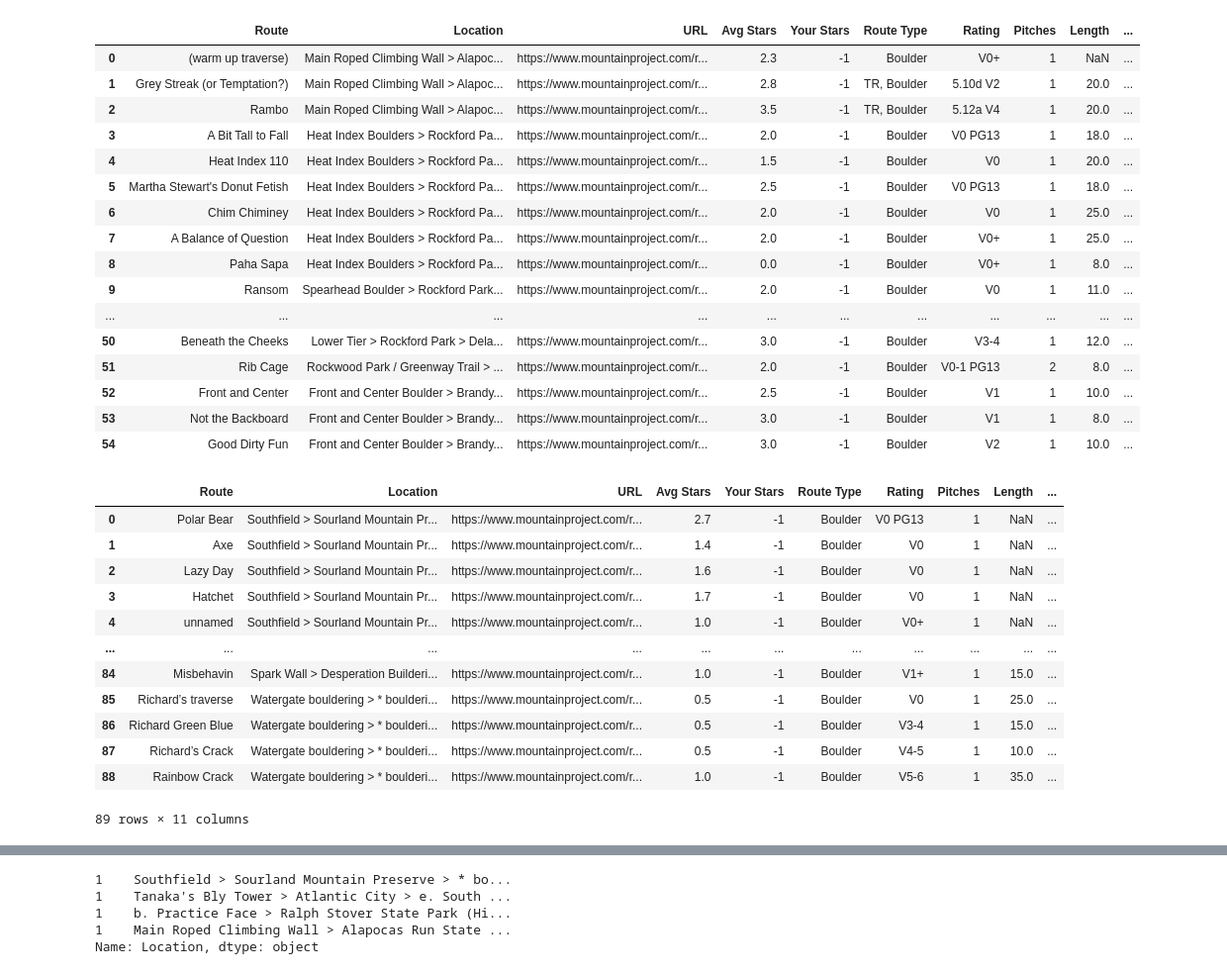
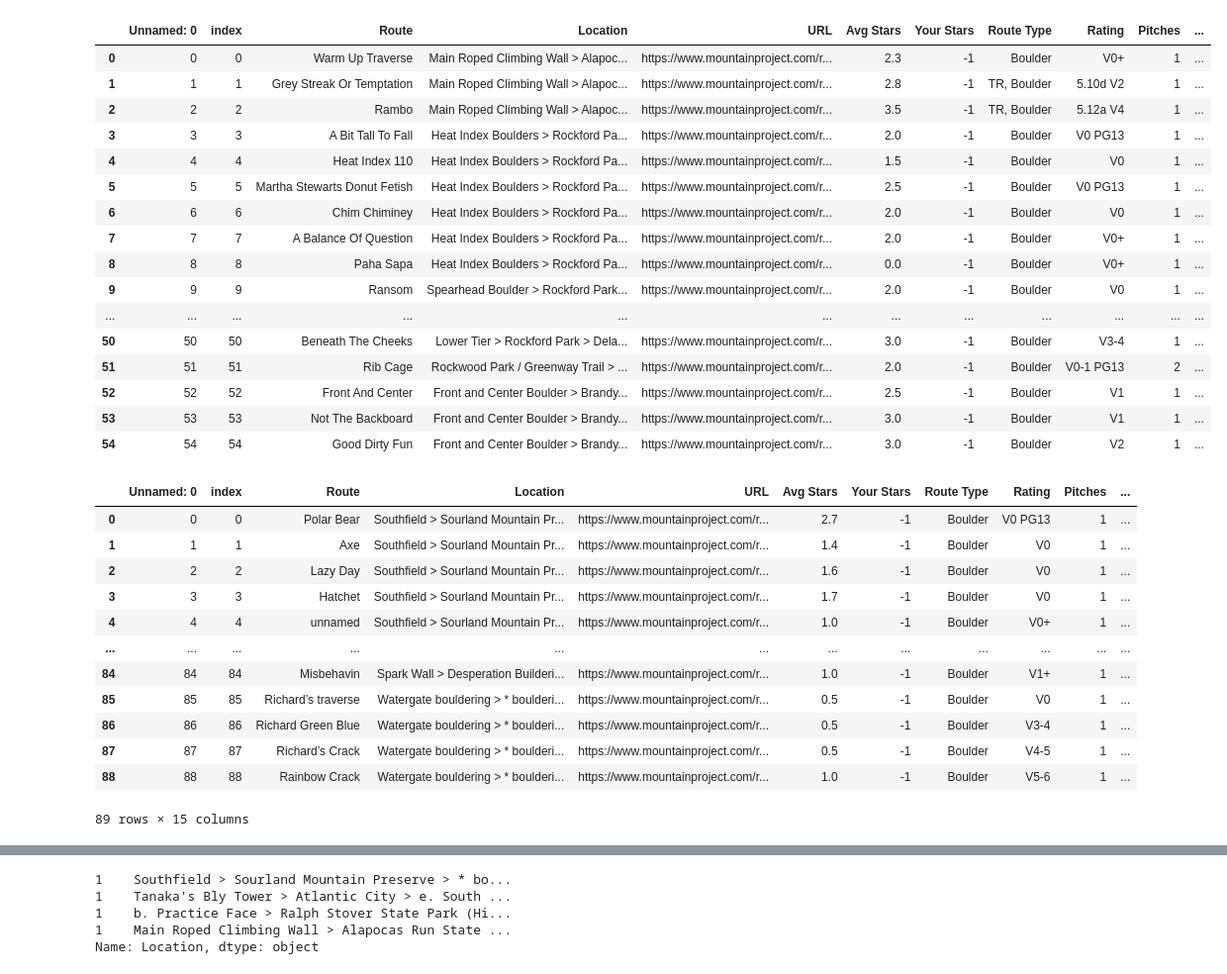
Before and after one commit to kchiev215/Passion_project, a Jupyter notebook: Location_DB.ipynb, the cells around one changed output, grey strips where cells are left out. Shown at 99% size. Cells and saved outputs as stored; diff of their text form; code cells hidden in the pictures.

```diff
--- a/Location_DB.ipynb
+++ b/Location_DB.ipynb
@@ -39,40 +39,40 @@ PA_boulders
 # %%
-Delaware_Boulders = pd.read_csv('Delaware_Boulders.csv')
+Delaware_Boulders = pd.read_csv('/Users/Thina/Desktop/Passionproject/Description_tables/combined_DE.csv')
 
 Delaware_Boulders
 # %% [output]
-|  | Route | Location | URL | Avg Stars | Your Stars | Route Type | Rating | Pitches | Length | ... |
-| 0 | (warm up traverse) | Main Roped Climbing Wall > Alapoc... | https://www.mountainproject.com/r... | 2.3 | -1 | Boulder | V0+ | 1 | NaN | ... |
-| 1 | Grey Streak (or Temptation?) | Main Roped Climbing Wall > Alapoc... | https://www.mountainproject.com/r... | 2.8 | -1 | TR, Boulder | 5.10d V2 | 1 | 20.0 | ... |
-| 2 | Rambo | Main Roped Climbing Wall > Alapoc... | https://www.mountainproject.com/r... | 3.5 | -1 | TR, Boulder | 5.12a V4 | 1 | 20.0 | ... |
-| 3 | A Bit Tall to Fall | Heat Index Boulders > Rockford Pa... | https://www.mountainproject.com/r... | 2.0 | -1 | Boulder | V0 PG13 | 1 | 18.0 | ... |
-| 4 | Heat Index 110 | Heat Index Boulders > Rockford Pa... | https://www.mountainproject.com/r... | 1.5 | -1 | Boulder | V0 | 1 | 20.0 | ... |
-| 5 | Martha Stewart's Donut Fetish | Heat Index Boulders > Rockford Pa... | https://www.mountainproject.com/r... | 2.5 | -1 | Boulder | V0 PG13 | 1 | 18.0 | ... |
-| 6 | Chim Chiminey | Heat Index Boulders > Rockford Pa... | https://www.mountainproject.com/r... | 2.0 | -1 | Boulder | V0 | 1 | 25.0 | ... |
-| 7 | A Balance of Question | Heat Index Boulders > Rockford Pa... | https://www.mountainproject.com/r... | 2.0 | -1 | Boulder | V0+ | 1 | 25.0 | ... |
-| 8 | Paha Sapa | Heat Index Boulders > Rockford Pa... | https://www.mountainproject.com/r... | 0.0 | -1 | Boulder | V0+ | 1 | 8.0 | ... |
-| 9 | Ransom | Spearhead Boulder > Rockford Park... | https://www.mountainproject.com/r... | 2.0 | -1 | Boulder | V0 | 1 | 11.0 | ... |
-| ... | ... | ... | ... | ... | ... | ... | ... | ... | ... | ... |
-| 50 | Beneath the Cheeks | Lower Tier > Rockford Park > Dela... | https://www.mountainproject.com/r... | 3.0 | -1 | Boulder | V3-4 | 1 | 12.0 | ... |
-| 51 | Rib Cage | Rockwood Park / Greenway Trail > ... | https://www.mountainproject.com/r... | 2.0 | -1 | Boulder | V0-1 PG13 | 2 | 8.0 | ... |
-| 52 | Front and Center | Front and Center Boulder > Brandy... | https://www.mountainproject.com/r... | 2.5 | -1 | Boulder | V1 | 1 | 10.0 | ... |
-| 53 | Not the Backboard | Front and Center Boulder > Brandy... | https://www.mountainproject.com/r... | 3.0 | -1 | Boulder | V1 | 1 | 8.0 | ... |
-| 54 | Good Dirty Fun | Front and Center Boulder > Brandy... | https://www.mountainproject.com/r... | 3.0 | -1 | Boulder | V2 | 1 | 10.0 | ... |
+|  | Unnamed: 0 | index | Route | Location | URL | Avg Stars | Your Stars | Route Type | Rating | Pitches | ... |
+| 0 | 0 | 0 | Warm Up Traverse | Main Roped Climbing Wall > Alapoc... | https://www.mountainproject.com/r... | 2.3 | -1 | Boulder | V0+ | 1 | ... |
+| 1 | 1 | 1 | Grey Streak Or Temptation | Main Roped Climbing Wall > Alapoc... | https://www.mountainproject.com/r... | 2.8 | -1 | TR, Boulder | 5.10d V2 | 1 | ... |
+| 2 | 2 | 2 | Rambo | Main Roped Climbing Wall > Alapoc... | https://www.mountainproject.com/r... | 3.5 | -1 | TR, Boulder | 5.12a V4 | 1 | ... |
+| 3 | 3 | 3 | A Bit Tall To Fall | Heat Index Boulders > Rockford Pa... | https://www.mountainproject.com/r... | 2.0 | -1 | Boulder | V0 PG13 | 1 | ... |
+| 4 | 4 | 4 | Heat Index 110 | Heat Index Boulders > Rockford Pa... | https://www.mountainproject.com/r... | 1.5 | -1 | Boulder | V0 | 1 | ... |
+| 5 | 5 | 5 | Martha Stewarts Donut Fetish | Heat Index Boulders > Rockford Pa... | https://www.mountainproject.com/r... | 2.5 | -1 | Boulder | V0 PG13 | 1 | ... |
+| 6 | 6 | 6 | Chim Chiminey | Heat Index Boulders > Rockford Pa... | https://www.mountainproject.com/r... | 2.0 | -1 | Boulder | V0 | 1 | ... |
+| 7 | 7 | 7 | A Balance Of Question | Heat Index Boulders > Rockford Pa... | https://www.mountainproject.com/r... | 2.0 | -1 | Boulder | V0+ | 1 | ... |
+| 8 | 8 | 8 | Paha Sapa | Heat Index Boulders > Rockford Pa... | https://www.mountainproject.com/r... | 0.0 | -1 | Boulder | V0+ | 1 | ... |
+| 9 | 9 | 9 | Ransom | Spearhead Boulder > Rockford Park... | https://www.mountainproject.com/r... | 2.0 | -1 | Boulder | V0 | 1 | ... |
+| ... | ... | ... | ... | ... | ... | ... | ... | ... | ... | ... | ... |
+| 50 | 50 | 50 | Beneath The Cheeks | Lower Tier > Rockford Park > Dela... | https://www.mountainproject.com/r... | 3.0 | -1 | Boulder | V3-4 | 1 | ... |
+| 51 | 51 | 51 | Rib Cage | Rockwood Park / Greenway Trail > ... | https://www.mountainproject.com/r... | 2.0 | -1 | Boulder | V0-1 PG13 | 2 | ... |
+| 52 | 52 | 52 | Front And Center | Front and Center Boulder > Brandy... | https://www.mountainproject.com/r... | 2.5 | -1 | Boulder | V1 | 1 | ... |
+| 53 | 53 | 53 | Not The Backboard | Front and Center Boulder > Brandy... | https://www.mountainproject.com/r... | 3.0 | -1 | Boulder | V1 | 1 | ... |
+| 54 | 54 | 54 | Good Dirty Fun | Front and Center Boulder > Brandy... | https://www.mountainproject.com/r... | 3.0 | -1 | Boulder | V2 | 1 | ... |
 # %%
-NJ_MID_boulders = pd.read_csv('NJ_MID.csv')
+NJ_MID_boulders = pd.read_csv('/Users/Thina/Desktop/Passionproject/Description_tables/Combined_NJ_MID_boulder.csv')
 NJ_MID_boulders
 # %% [output]
-|  | Route | Location | URL | Avg Stars | Your Stars | Route Type | Rating | Pitches | Length | ... |
-| 0 | Polar Bear | Southfield > Sourland Mountain Pr... | https://www.mountainproject.com/r... | 2.7 | -1 | Boulder | V0 PG13 | 1 | NaN | ... |
-| 1 | Axe | Southfield > Sourland Mountain Pr... | https://www.mountainproject.com/r... | 1.4 | -1 | Boulder | V0 | 1 | NaN | ... |
-| 2 | Lazy Day | Southfield > Sourland Mountain Pr... | https://www.mountainproject.com/r... | 1.6 | -1 | Boulder | V0 | 1 | NaN | ... |
-| 3 | Hatchet | Southfield > Sourland Mountain Pr... | https://www.mountainproject.com/r... | 1.7 | -1 | Boulder | V0 | 1 | NaN | ... |
-| 4 | unnamed | Southfield > Sourland Mountain Pr... | https://www.mountainproject.com/r... | 1.0 | -1 | Boulder | V0+ | 1 | NaN | ... |
-| ... | ... | ... | ... | ... | ... | ... | ... | ... | ... | ... |
-| 84 | Misbehavin | Spark Wall > Desperation Builderi... | https://www.mountainproject.com/r... | 1.0 | -1 | Boulder | V1+ | 1 | 15.0 | ... |
-| 85 | Richard’s traverse | Watergate bouldering > * boulderi... | https://www.mountainproject.com/r... | 0.5 | -1 | Boulder | V0 | 1 | 25.0 | ... |
-| 86 | Richard Green Blue | Watergate bouldering > * boulderi... | https://www.mountainproject.com/r... | 0.5 | -1 | Boulder | V3-4 | 1 | 15.0 | ... |
-| 87 | Richard’s Crack | Watergate bouldering > * boulderi... | https://www.mountainproject.com/r... | 0.5 | -1 | Boulder | V4-5 | 1 | 10.0 | ... |
-| 88 | Rainbow Crack | Watergate bouldering > * boulderi... | https://www.mountainproject.com/r... | 1.0 | -1 | Boulder | V5-6 | 1 | 35.0 | ... |
+|  | Unnamed: 0 | index | Route | Location | URL | Avg Stars | Your Stars | Route Type | Rating | Pitches | ... |
+| 0 | 0 | 0 | Polar Bear | Southfield > Sourland Mountain Pr... | https://www.mountainproject.com/r... | 2.7 | -1 | Boulder | V0 PG13 | 1 | ... |
+| 1 | 1 | 1 | Axe | Southfield > Sourland Mountain Pr... | https://www.mountainproject.com/r... | 1.4 | -1 | Boulder | V0 | 1 | ... |
+| 2 | 2 | 2 | Lazy Day | Southfield > Sourland Mountain Pr... | https://www.mountainproject.com/r... | 1.6 | -1 | Boulder | V0 | 1 | ... |
+| 3 | 3 | 3 | Hatchet | Southfield > Sourland Mountain Pr... | https://www.mountainproject.com/r... | 1.7 | -1 | Boulder | V0 | 1 | ... |
+| 4 | 4 | 4 | unnamed | Southfield > Sourland Mountain Pr... | https://www.mountainproject.com/r... | 1.0 | -1 | Boulder | V0+ | 1 | ... |
+| ... | ... | ... | ... | ... | ... | ... | ... | ... | ... | ... | ... |
+| 84 | 84 | 84 | Misbehavin | Spark Wall > Desperation Builderi... | https://www.mountainproject.com/r... | 1.0 | -1 | Boulder | V1+ | 1 | ... |
+| 85 | 85 | 85 | Richard’s traverse | Watergate bouldering > * boulderi... | https://www.mountainproject.com/r... | 0.5 | -1 | Boulder | V0 | 1 | ... |
+| 86 | 86 | 86 | Richard Green Blue | Watergate bouldering > * boulderi... | https://www.mountainproject.com/r... | 0.5 | -1 | Boulder | V3-4 | 1 | ... |
+| 87 | 87 | 87 | Richard’s Crack | Watergate bouldering > * boulderi... | https://www.mountainproject.com/r... | 0.5 | -1 | Boulder | V4-5 | 1 | ... |
+| 88 | 88 | 88 | Rainbow Crack | Watergate bouldering > * boulderi... | https://www.mountainproject.com/r... | 1.0 | -1 | Boulder | V5-6 | 1 | ... |
-89 rows × 11 columns
+89 rows × 15 columns
 # %%
```
Also changed, not shown: parts of 32 cells of this notebook.
